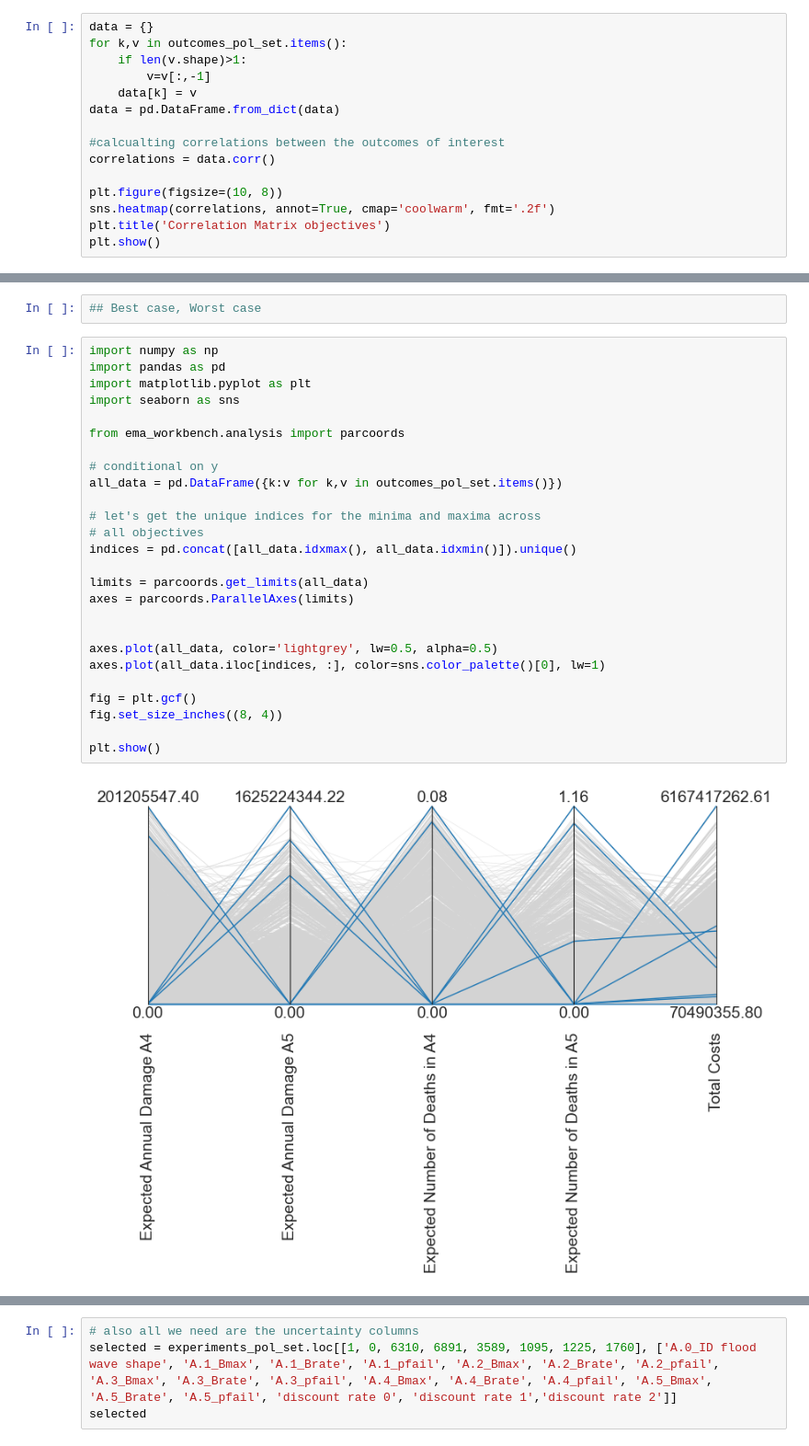
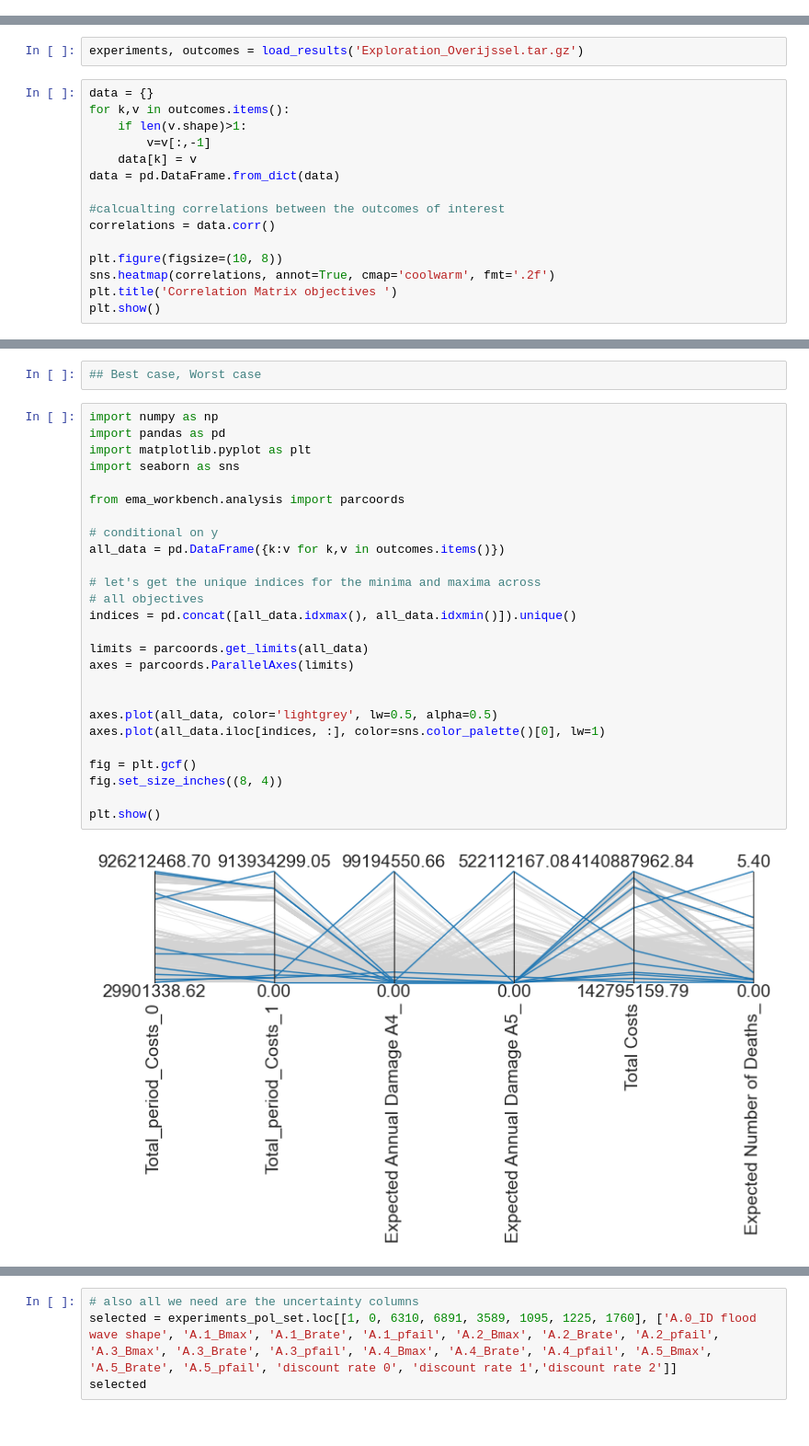
Before and after one commit to yhienz/epa141A_group3, a Jupyter notebook: final_ass_time_changed/Exploration_overijssel.ipynb, the cells around one changed output, grey strips where cells are left out. Shown: that part at 92% size. Cells and saved outputs as stored; diff of their text form.

```diff
--- a/final_ass_time_changed/Exploration_overijssel.ipynb
+++ b/final_ass_time_changed/Exploration_overijssel.ipynb
@@ -165,18 +164,3 @@ plt.show()
 <Figure size 2400x1800 with 0 Axes>
 # %% [markdown]
 ## Analysis (2): Open Exploration analysis
-# %%
-data = {}
-for k,v in outcomes_pol_set.items():
-    if len(v.shape)>1:
-        v=v[:,-1]
-    data[k] = v
-data = pd.DataFrame.from_dict(data)
-
-#calcualting correlations between the outcomes of interest
-correlations = data.corr()
-
-plt.figure(figsize=(10, 8))
-sns.heatmap(correlations, annot=True, cmap='coolwarm', fmt='.2f')
-plt.title('Correlation Matrix objectives')
-plt.show()
@@ -210,0 +167,17 @@ plt.show()
+# %%
+experiments, outcomes = load_results('Exploration_Overijssel.tar.gz')
+# %%
+data = {}
+for k,v in outcomes.items():
+    if len(v.shape)>1:
+        v=v[:,-1]
+    data[k] = v
+data = pd.DataFrame.from_dict(data)
+
+#calcualting correlations between the outcomes of interest
+correlations = data.corr()
+
+plt.figure(figsize=(10, 8))
+sns.heatmap(correlations, annot=True, cmap='coolwarm', fmt='.2f')
+plt.title('Correlation Matrix objectives ')
+plt.show()
@@ -319,31 +325,31 @@ ValueError: Number of samples in outcomes does not match the required number of
 # %%
 import numpy as np
 import pandas as pd
 import matplotlib.pyplot as plt
 import seaborn as sns
 
 from ema_workbench.analysis import parcoords
 
 # conditional on y
-all_data = pd.DataFrame({k:v for k,v in outcomes_pol_set.items()})
+all_data = pd.DataFrame({k:v for k,v in outcomes.items()})
 
 # let's get the unique indices for the minima and maxima across
 # all objectives
 indices = pd.concat([all_data.idxmax(), all_data.idxmin()]).unique()
 
 limits = parcoords.get_limits(all_data)
 axes = parcoords.ParallelAxes(limits)
 
 
 axes.plot(all_data, color='lightgrey', lw=0.5, alpha=0.5)
 axes.plot(all_data.iloc[indices, :], color=sns.color_palette()[0], lw=1)
 
 fig = plt.gcf()
 fig.set_size_inches((8, 4))
 
 plt.show()
 # %% [output]
-[figure, old version]
+[figure, new version]
 # %%
 print(all_data.idxmax())
 # %% [output]
```
Also changed, not shown: parts of 12 cells of this notebook, 10 other files.
